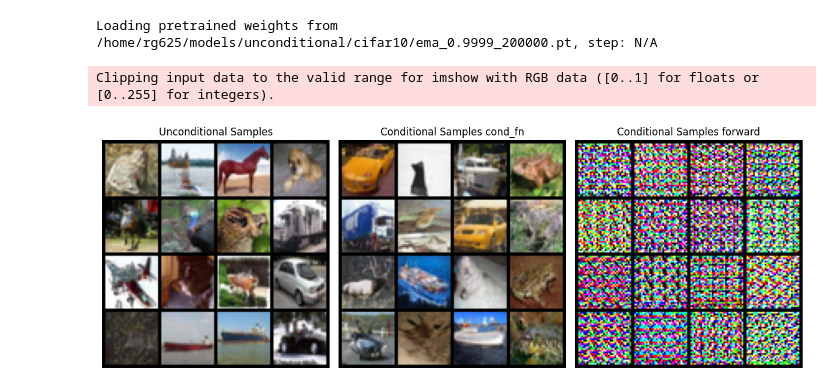
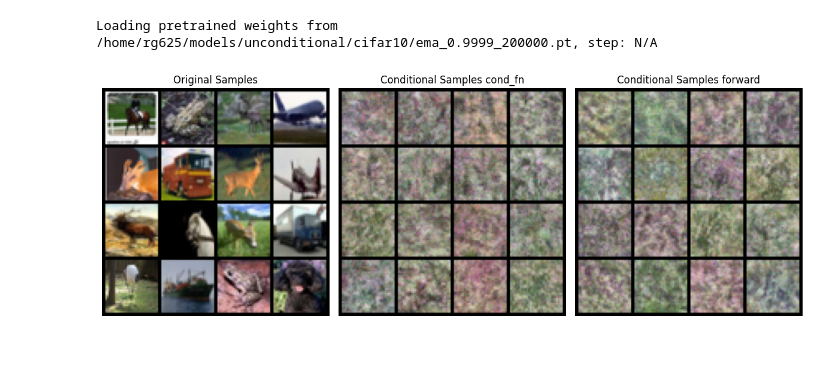
Before and after one commit to rg625/guided-diffusion, a Jupyter notebook: visualize.ipynb, the cells around one changed output. Saved outputs shown, nothing was run; the diff lists cells and outputs as text; code cells hidden in the pictures; blank space fills up the shorter version.

```diff
--- a/visualize.ipynb
+++ b/visualize.ipynb
@@ -31,7 +31,7 @@ if torch.cuda.is_available():
 # %%
 
 # ==== CONFIG ====
-checkpoint_path = "/home/rg625/models/conditional/cifar10/ema_0.9999_000000.pt"
+checkpoint_path = "/home/rg625/models/conditional/cifar10/ema_0.9999_010000.pt"
 num_samples = 16
 batch_size = 16
 image_size = 32  # CIFAR10
@@ -64,8 +64,7 @@ data = load_data(
     )
 # %%
 # ==== Sampling function ====
-def sample(model, cond_fn, num_samples, noise):
-    model_kwargs = {}
+def sample(model, cond_fn, num_samples, noise, model_kwargs):
     samples = diffusion.p_sample_loop(
         model=model,
         shape=(num_samples, 3, image_size, image_size),
@@ -78,62 +77,71 @@ def sample(model, cond_fn, num_samples, noise):
     return (samples + 1) / 2  # from [-1,1] to [0,1]
 # %%
 # ==== Generate samples ====
-noise = torch.randn((num_samples, 3, image_size, image_size), device = device)
+noise = torch.randn((num_samples, 3, image_size, image_size), device = device, dtype=torch.float32)
 x_start, cond = next(data)
 sample_unconditional = sample(
     model.unet_model,
     cond_fn=None,
     num_samples=num_samples,
     noise=noise,
+    model_kwargs = {},
     )
-model.sampling = True  # Optional: tells model to use stored z
-# model.prepare_for_sampling(x_0=x_start.to(device))
-model.prepare_for_sampling(x_0=torch.randn_like(x_start, device=device))
+
+z = model.prepare_for_sampling(x_0=x_start.to(device))
 # With guidance
 sample_with_condfn = sample(
     model.unet_model,
-    cond_fn=lambda x, t: model.guidance_score(x, t, z=model.sample_encoding["encoding"]),
+    cond_fn=lambda x, t: model.guidance_score(x, t, z=z["encoding"]),
     num_samples=num_samples,
     noise=noise,
+    model_kwargs = {},
 )
-
 # Without guidance (vanilla DDPM)
 sample_without_condfn = sample(
     model,  # ScoreVAE acts like base model when cond_fn is None
     cond_fn=None,
     num_samples=num_samples,
     noise=noise,
+    model_kwargs={
+        "z_start": z["encoding"].to(device),
+    },
 )
 # %%
 # ==== Visualize ====
 # Create sample grids
+grid_original = make_grid(x_start, nrow=4, normalize=True)
 grid_unconditional = make_grid(sample_unconditional, nrow=4)
 grid_with = make_grid(sample_with_condfn, nrow=4)
 grid_without = make_grid(sample_without_condfn, nrow=4)
 
 # Plot side-by-side
 plt.figure(figsize=(12, 6))
 
 # Conditional samples
 plt.subplot(1, 3, 1)
-plt.imshow(grid_unconditional.permute(1, 2, 0).cpu())
+plt.imshow(grid_original.permute(1, 2, 0).cpu())
 plt.axis("off")
-plt.title("Unconditional Samples")
+plt.title("Original Samples")
+
+# Conditional samples
+# plt.subplot(1, 4, 2)
+# plt.imshow(grid_unconditional.permute(1, 2, 0).cpu())
+# plt.axis("off")
+# plt.title("Unconditional Samples")
 
 # Different conditional samples
 plt.subplot(1, 3, 2)
 plt.imshow(grid_with.permute(1, 2, 0).cpu())
 plt.axis("off")
 plt.title("Conditional Samples cond_fn")
 
 # Unconditional samples
 plt.subplot(1, 3, 3)
 plt.imshow(grid_without.permute(1, 2, 0).cpu())
 plt.axis("off")
 plt.title("Conditional Samples forward")
 
 plt.tight_layout()
 plt.show()
 # %% [output]
-Clipping input data to the valid range for imshow with RGB data ([0..1] for floats or [0..255] for integers).
-[figure, old version]
+[figure, new version]
```
Also changed, not shown: parts of 1 cell of this notebook, 4 other files.
